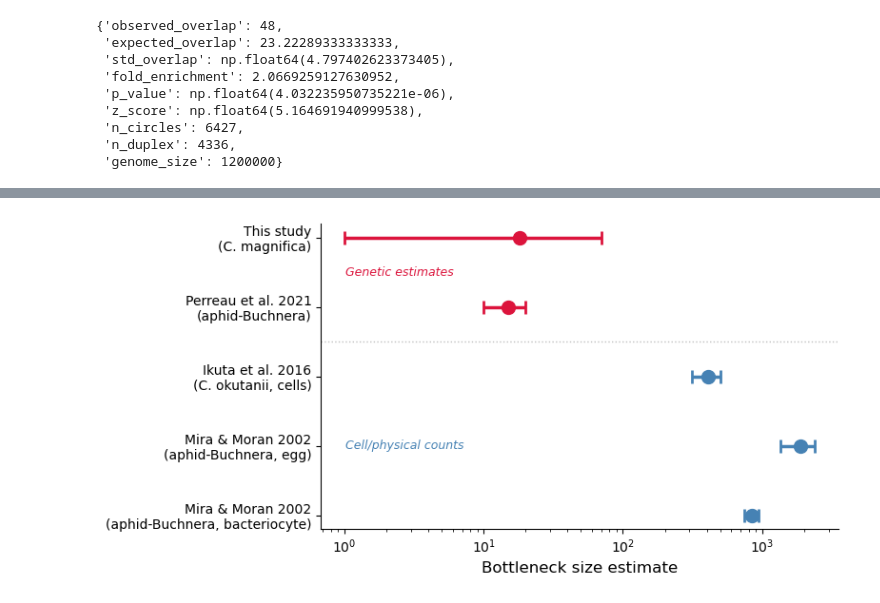
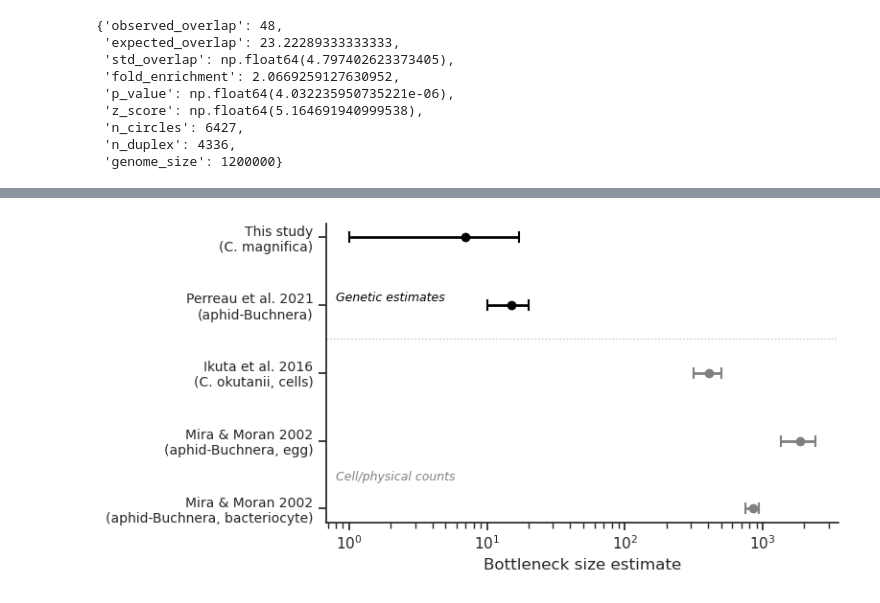
Before and after one commit to cademirch/symbiont_transmission, a Jupyter notebook: notebooks/plots.ipynb, the cells around one changed output, grey strips where cells are left out. Cells and saved outputs as stored; diff of their text form; code cells hidden in the pictures.

Commit message:
add plots and model stuff

```diff
--- a/notebooks/plots.ipynb
+++ b/notebooks/plots.ipynb
@@ -399,0 +261,8 @@ russell:
+# %%
+circles["mutation_type"] = circles.apply(
+    lambda r: classify_mutation(r["ref"], r["alt"]), axis=1
+)
+duplex["mutation_type"] = duplex.apply(
+    lambda r: classify_mutation(r["ref"], r["alt"]), axis=1
+)
+fig = plot_titv_comparison(shared, circles, duplex, russell)
@@ -400,14 +281,9 @@ russell:
 # %%
-def plot_bottleneck_forest(
-    emp_mean: float,
-    emp_lower: float,
-    emp_upper: float,
-    figsize=(8, 4),
-):
+def plot_bottleneck_forest(emp_mean, emp_lower, emp_upper, figsize=(8, 4)):
     """Forest plot comparing bottleneck estimates across studies."""
 
-    # Data: (label, estimate, lower, upper, category)
-    # category: 'genetic' or 'physical'
+    sns.set_theme(style="ticks")
+
     studies = [
         ("This study\n(C. magnifica)", emp_mean, emp_lower, emp_upper, "genetic"),
         ("Perreau et al. 2021\n(aphid-Buchnera)", 15, 10, 20, "genetic"),
@@ -422,11 +298,9 @@ def plot_bottleneck_forest(
         ),
     ]
 
-    colors = {"genetic": "crimson", "physical": "steelblue"}
+    colors = {"genetic": "black", "physical": "gray"}
 
     fig, ax = plt.subplots(figsize=figsize)
-
-    y_positions = list(range(len(studies)))
 
     for y, (label, mean, lower, upper, cat) in enumerate(studies):
         ax.errorbar(
@@ -434,55 +308,62 @@ def plot_bottleneck_forest(
             y,
             xerr=[[mean - lower], [upper - mean]],
             fmt="o",
-            markersize=10,
+            markersize=6,
             color=colors[cat],
-            elinewidth=2.5,
-            capsize=5,
-            capthick=2,
+            elinewidth=2,
+            capsize=4,
+            capthick=1.5,
             zorder=3,
         )
 
-    # Y-axis labels
-    ax.set_yticks(y_positions)
+    ax.set_yticks(range(len(studies)))
     ax.set_yticklabels([s[0] for s in studies], fontsize=10)
-
-    # X-axis
     ax.set_xscale("log")
     ax.set_xlabel("Bottleneck size estimate", fontsize=12)
 
-    # Divider between genetic and physical estimates
-    divider_y = 1.5  # between Perreau and Ikuta
-    ax.axhline(divider_y, color="gray", linestyle=":", linewidth=1, alpha=0.5)
+    # tick labels as 10^n
+    import matplotlib.ticker as mticker
 
-    # Category labels
+    ax.xaxis.set_major_formatter(
+        mticker.FuncFormatter(
+            lambda x, _: (
+                f"$10^{{{int(np.log10(x))}}}$" if x in [1, 10, 100, 1000, 10000] else ""
+            )
+        )
+    )
+
+    ax.axhline(1.5, color="gray", linestyle=":", linewidth=1, alpha=0.5)
+
     ax.text(
-        ax.get_xlim()[0] * 1.5,
-        0.5,
+        0.02,
+        0.75,
         "Genetic estimates",
+        transform=ax.transAxes,
         fontsize=9,
         fontstyle="italic",
-        color="crimson",
+        color="black",
         va="center",
+        ha="left",
     )
     ax.text(
-        ax.get_xlim()[0] * 1.5,
-        3.0,
+        0.02,
+        0.15,
         "Cell/physical counts",
+        transform=ax.transAxes,
         fontsize=9,
         fontstyle="italic",
-        color="steelblue",
+        color="gray",
         va="center",
+        ha="left",
     )
 
-    # Clean up
-    ax.spines["top"].set_visible(False)
-    ax.spines["right"].set_visible(False)
     ax.invert_yaxis()
+    sns.despine(ax=ax)
+    fig.tight_layout()
 
-    plt.tight_layout()
     return fig
 
 
-fig = plot_bottleneck_forest(emp_mean=18, emp_lower=1, emp_upper=70)
+fig = plot_bottleneck_forest(emp_mean=7, emp_lower=1, emp_upper=17)
 # %% [output]
-[figure, old version]
+[figure, new version]
```
Also changed, not shown: parts of 14 cells of this notebook, 10 other files.
